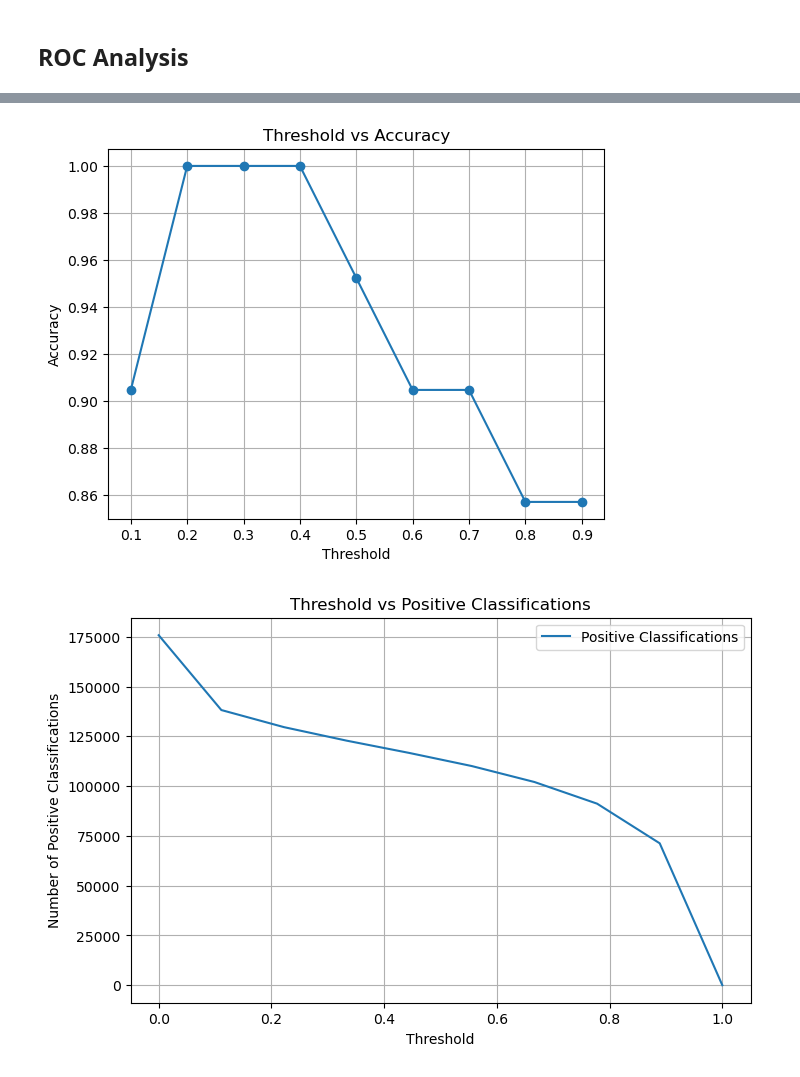
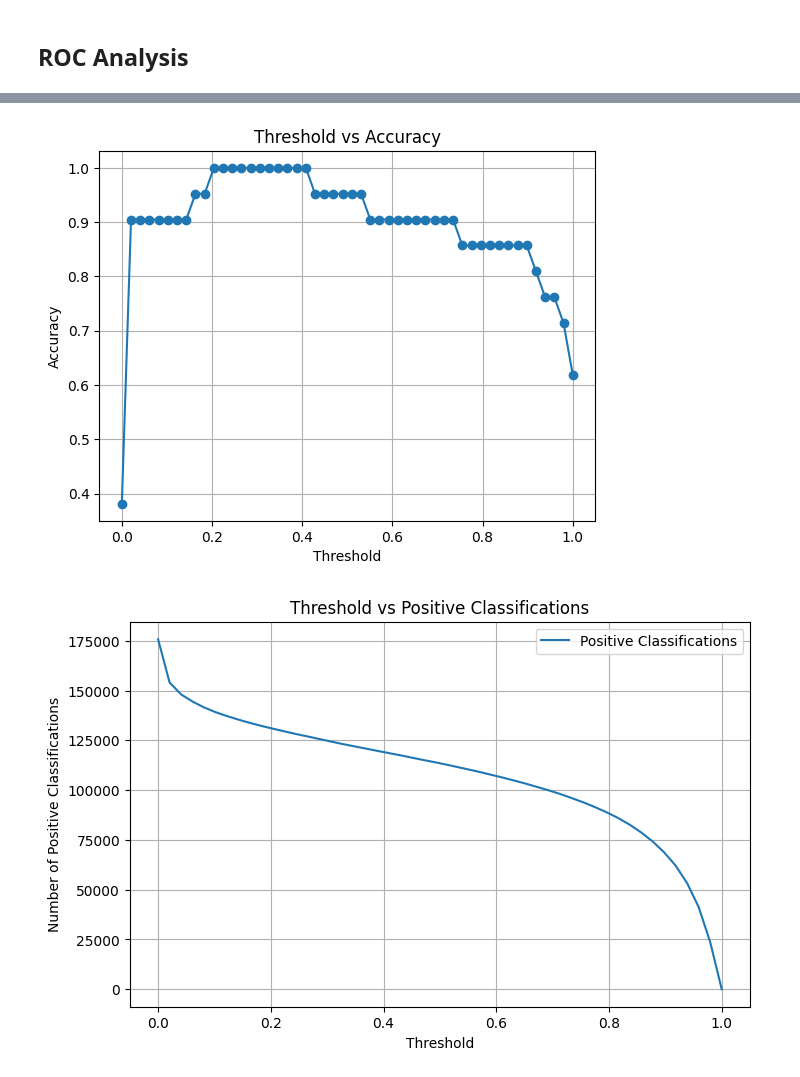
Before and after one commit to tfiedlerdev/ml-experiment-framework, a Jupyter notebook: src/wild-west/plot_uk_bio_bank.ipynb, the cells around one changed output, grey strips where cells are left out. Saved outputs shown, nothing was run; the diff lists cells and outputs as text; code cells hidden in the pictures.

Commit message:
Investigate optimal filter threshold

```diff
--- a/src/wild-west/plot_uk_bio_bank.ipynb
+++ b/src/wild-west/plot_uk_bio_bank.ipynb
@@ -49,8 +49,8 @@ display_samples(bad, "Bad Classified Images")
 ## ROC Analysis
 # %%
 from sklearn.metrics import roc_curve, auc
-
-test_preds_path = "/dhc/home/hoangan.nguyen/mp-lippert-experiments/results/resnet_filter_experiment/2024-12-04_10#05#11/test_predictions.csv"
+import numpy as np
+test_preds_path = "/dhc/groups/mp2024cl2/test_predictions.csv"
 test_preds = pd.read_csv(test_preds_path)
 
 # Calculate the ROC curve
@@ -60,36 +60,36 @@ fpr, tpr, thresholds = roc_curve(test_preds['label'], test_preds['pos_prob'])
 roc_auc = auc(fpr, tpr)
 
 # Plot the ROC curve
 plt.figure()
 plt.plot(fpr, tpr, color='darkorange', lw=2, label=f'ROC curve (area = {roc_auc:.2f})')
 plt.plot([0, 1], [0, 1], color='navy', lw=2, linestyle='--')
 plt.xlim([0.0, 1.0])
 plt.ylim([0.0, 1.05])
 plt.xlabel('False Positive Rate')
 plt.ylabel('True Positive Rate')
 plt.title('Receiver Operating Characteristic (ROC) Curve')
 plt.legend(loc="lower right")
 plt.show()
 
 # Determine how many good images would be selected at different thresholds and pl
 accuracies = []
-thresholds = [0.1, 0.2,0.3, 0.4, 0.5, 0.6, 0.7, 0.8, 0.9]
+thresholds = np.linspace(0,1, 50)
 for thresh in thresholds:
     preds = (test_preds['pos_prob'] >= thresh).astype(int)
-    accuracy = (preds == test_preds['label'])
+    accuracy = (preds == test_preds['label']).sum()/len(test_preds)
     accuracies.append(accuracy)
 
 # Plot the accuracy vs threshold
 plt.figure()
 plt.plot(thresholds, accuracies, marker='o')
 plt.xlabel('Threshold')
 plt.ylabel('Accuracy')
 plt.title('Threshold vs Accuracy')
 plt.grid(True)
 plt.show()
 # %% [output]
 [figure]
-[figure, old version]
+[figure, new version]
 # %%
 import numpy as np
 import matplotlib.pyplot as plt
@@ -97,7 +97,7 @@ import matplotlib.pyplot as plt
 
 
 # Define thresholds
-thresholds = np.linspace(0, 1, 10)
+thresholds = np.linspace(0, 1.0, 50)
 
 # Count positives for each threshold
 positive_counts = [np.sum(positive_probs >= t) for t in thresholds]
@@ -112,4 +112,4 @@ plt.grid(True)
 plt.legend()
 plt.show()
 # %% [output]
-[figure, old version]
+[figure, new version]
```
Also changed, not shown: parts of 1 cell of this notebook.
